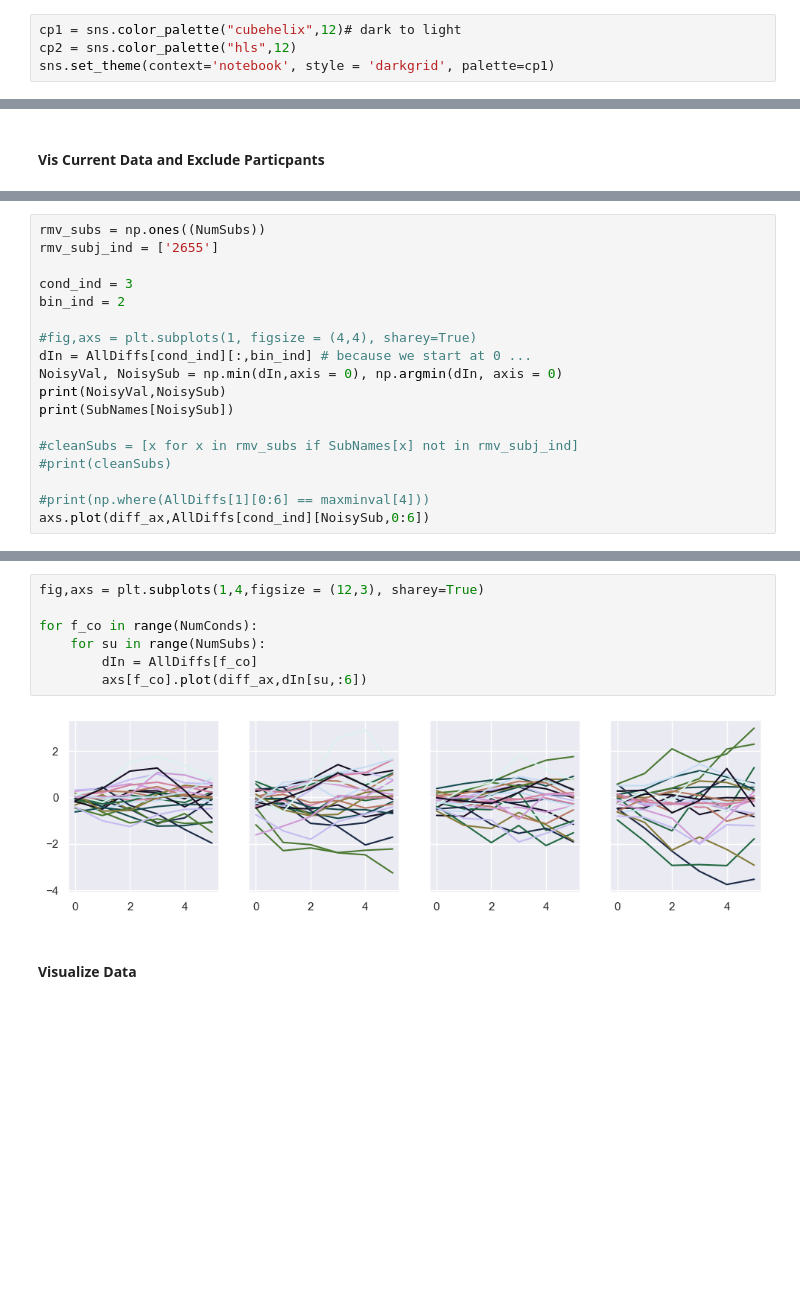
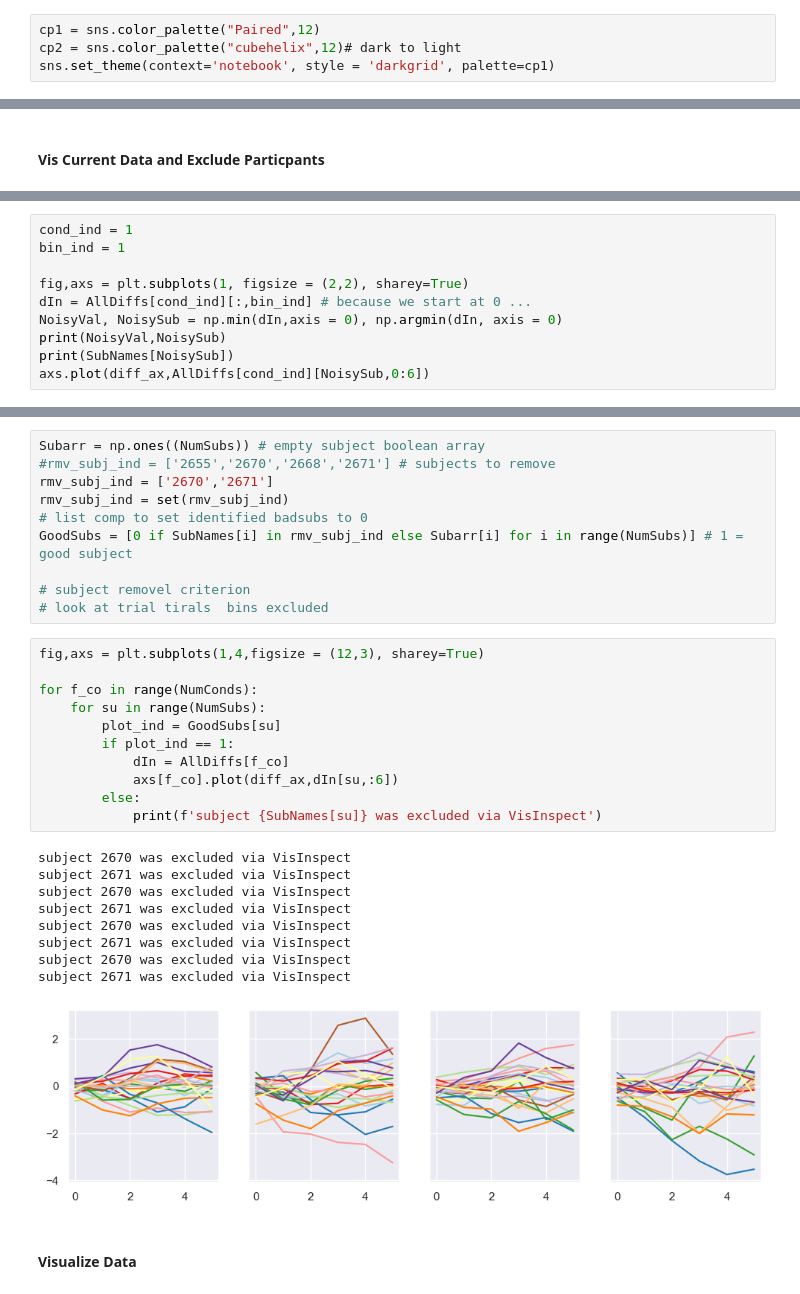
Before and after one commit to PatriciaNL/LTP_analysis, a Jupyter notebook: PythonScripts/GetAllSubjCRFDiff.ipynb, the cells around one changed output, grey strips where cells are left out. Cells and saved outputs as stored; diff of their text form; blank space fills up the shorter version.

```diff
--- a/PythonScripts/GetAllSubjCRFDiff.ipynb
+++ b/PythonScripts/GetAllSubjCRFDiff.ipynb
@@ -20,7 +33,7 @@ NumComp = 0 # first component from RCA
 NumConds = 4
 diff_ax = np.arange(0,NumBins) # plot differences
 # %%
-cp1 = sns.color_palette("cubehelix",12)# dark to light
-cp2 = sns.color_palette("hls",12)
+cp1 = sns.color_palette("Paired",12)
+cp2 = sns.color_palette("cubehelix",12)# dark to light
 sns.set_theme(context='notebook', style = 'darkgrid', palette=cp1)
 # %%
@@ -104,19 +109,11 @@ rmv_subs = np.ones((NumSubs))
 # %%
-rmv_subs = np.ones((NumSubs))
-rmv_subj_ind = ['2655']
+cond_ind = 1
+bin_ind = 1
 
-cond_ind = 3
-bin_ind = 2
-
-#fig,axs = plt.subplots(1, figsize = (4,4), sharey=True)
+fig,axs = plt.subplots(1, figsize = (2,2), sharey=True)
 dIn = AllDiffs[cond_ind][:,bin_ind] # because we start at 0 ...
 NoisyVal, NoisySub = np.min(dIn,axis = 0), np.argmin(dIn, axis = 0)
 print(NoisyVal,NoisySub)
 print(SubNames[NoisySub])
-
-#cleanSubs = [x for x in rmv_subs if SubNames[x] not in rmv_subj_ind]
-#print(cleanSubs)
-
-#print(np.where(AllDiffs[1][0:6] == maxminval[4]))
 axs.plot(diff_ax,AllDiffs[cond_ind][NoisySub,0:6])
 # %% [output]
@@ -125,12 +124,34 @@ axs.plot(diff_ax,AllDiffs[cond_ind][NoisySub,0:6])
+# %%
+Subarr = np.ones((NumSubs)) # empty subject boolean array
+#rmv_subj_ind = ['2655','2670','2668','2671'] # subjects to remove
+rmv_subj_ind = ['2670','2671']
+rmv_subj_ind = set(rmv_subj_ind)
+# list comp to set identified badsubs to 0
+GoodSubs = [0 if SubNames[i] in rmv_subj_ind else Subarr[i] for i in range(NumSubs)] # 1 = good subject
+
+# subject removel criterion
+# look at trial tirals  bins excluded
 # %%
 fig,axs = plt.subplots(1,4,figsize = (12,3), sharey=True)
 
 for f_co in range(NumConds):
     for su in range(NumSubs):
-        dIn = AllDiffs[f_co]
-        axs[f_co].plot(diff_ax,dIn[su,:6])
+        plot_ind = GoodSubs[su]
+        if plot_ind == 1:
+            dIn = AllDiffs[f_co]
+            axs[f_co].plot(diff_ax,dIn[su,:6])
+        else:
+            print(f'subject {SubNames[su]} was excluded via VisInspect')
 # %% [output]
+subject 2670 was excluded via VisInspect
+subject 2671 was excluded via VisInspect
+subject 2670 was excluded via VisInspect
+subject 2671 was excluded via VisInspect
+subject 2670 was excluded via VisInspect
+subject 2671 was excluded via VisInspect
+subject 2670 was excluded via VisInspect
+subject 2671 was excluded via VisInspect
-[figure, old version]
+[figure, new version]
 # %% [markdown]
 #### Visualize Data
 # %%
```
Also changed, not shown: parts of 15 cells of this notebook.
